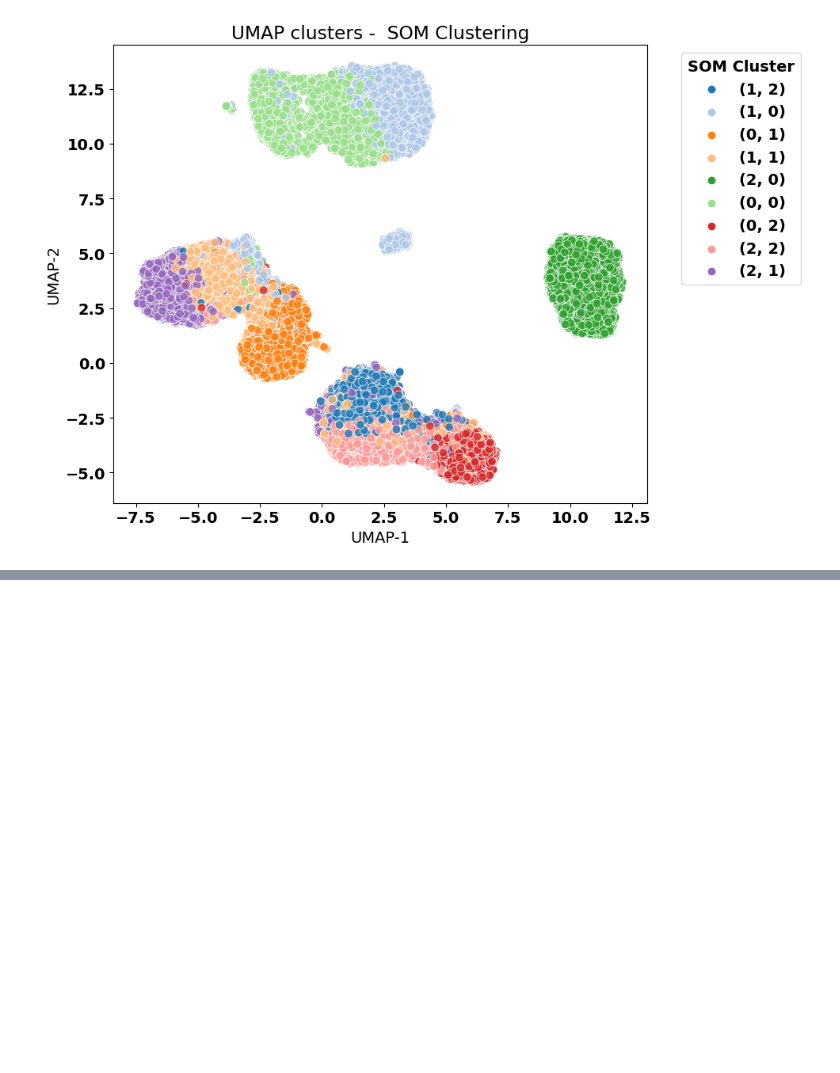
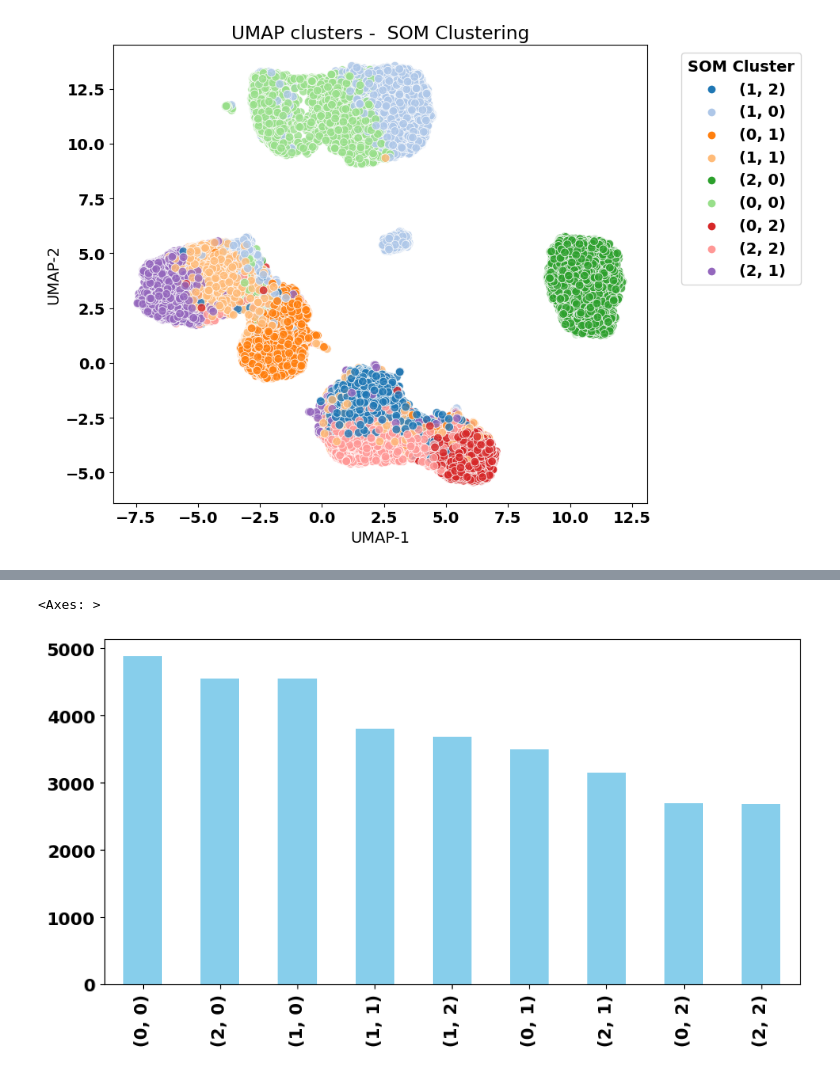
Before and after one commit to Constmsa/ml2.project, a Jupyter notebook: Self_Organizing_Maps.ipynb, the cells around one changed output, grey strips where cells are left out. Drawn from its saved outputs; the diff is of its cells as text; code cells hidden in the pictures; blank space fills up the shorter version.

```diff
--- a/Self_Organizing_Maps.ipynb
+++ b/Self_Organizing_Maps.ipynb
@@ -153,0 +151,5 @@ plt.show()
+# %%
+df['som_cluster'].value_counts().plot(kind='bar', figsize=(10, 5), color='skyblue')
+# %% [output]
+<Axes: >
+[figure, added]
```
Also changed, not shown: parts of 5 cells of this notebook.
